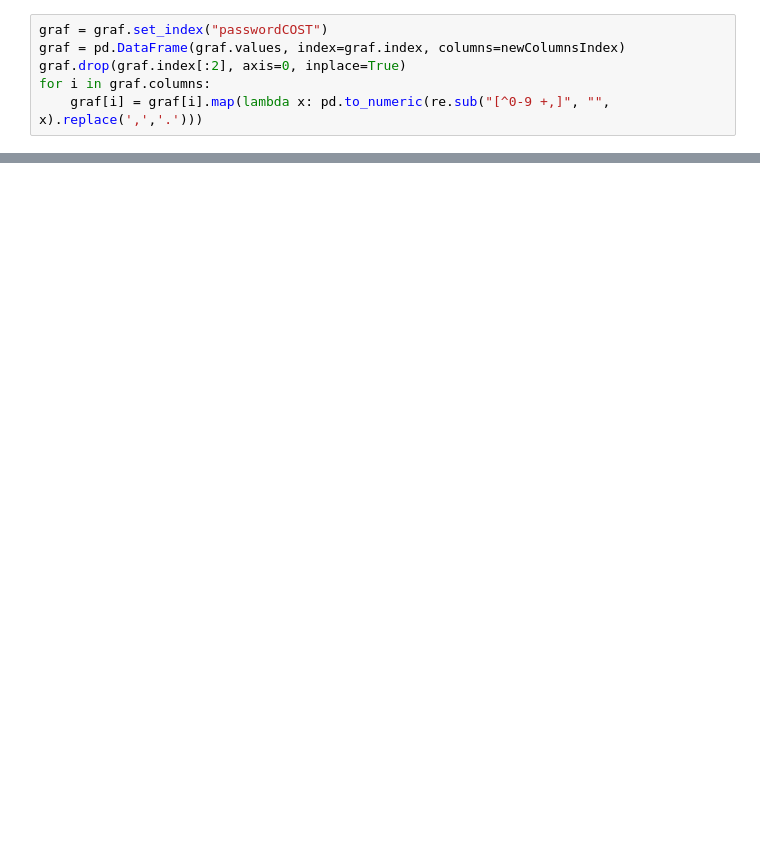
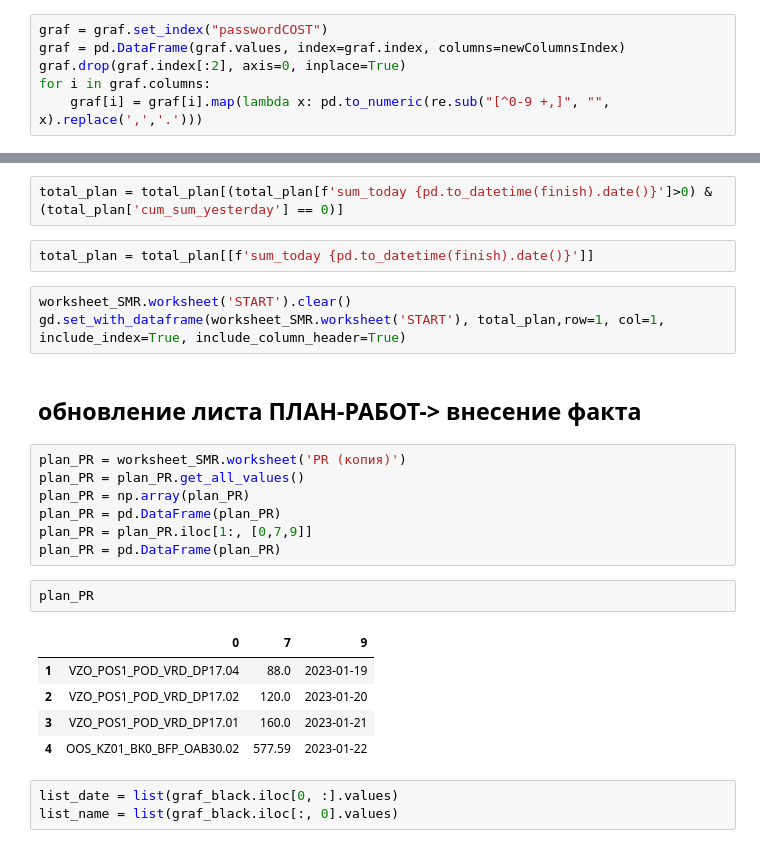
Before and after one commit to AlexeyTri/PROJECT_SCOOL, a Jupyter notebook: ActualGraphic.ipynb, the cells around one changed output, grey strips where cells are left out. Cells and saved outputs as stored; diff of their text form; blank space fills up the shorter version.

```diff
--- a/ActualGraphic.ipynb
+++ b/ActualGraphic.ipynb
@@ -314,0 +334,27 @@ total_plan
+# %%
+total_plan = total_plan[(total_plan[f'sum_today {pd.to_datetime(finish).date()}']>0) & (total_plan['cum_sum_yesterday'] == 0)]
+# %%
+total_plan = total_plan[[f'sum_today {pd.to_datetime(finish).date()}']]
+# %%
+worksheet_SMR.worksheet('START').clear()
+gd.set_with_dataframe(worksheet_SMR.worksheet('START'), total_plan,row=1, col=1, include_index=True, include_column_header=True)
+# %% [markdown]
+## обновление листа ПЛАН-РАБОТ-> внесение факта
+# %%
+plan_PR = worksheet_SMR.worksheet('PR (копия)')
+plan_PR = plan_PR.get_all_values()
+plan_PR = np.array(plan_PR)
+plan_PR = pd.DataFrame(plan_PR)
+plan_PR = plan_PR.iloc[1:, [0,7,9]]
+plan_PR = pd.DataFrame(plan_PR)
+# %%
+plan_PR
+# %% [output]
+|  | 0 | 7 | 9 |
+| 1 | VZO_POS1_POD_VRD_DP17.04 | 88.0 | 2023-01-19 |
+| 2 | VZO_POS1_POD_VRD_DP17.02 | 120.0 | 2023-01-20 |
+| 3 | VZO_POS1_POD_VRD_DP17.01 | 160.0 | 2023-01-21 |
+| 4 | OOS_KZ01_BK0_BFP_OAB30.02 | 577.59 | 2023-01-22 |
+# %%
+list_date = list(graf_black.iloc[0, :].values)
+list_name = list(graf_black.iloc[:, 0].values)
```
Also changed, not shown: parts of 38 cells of this notebook.
